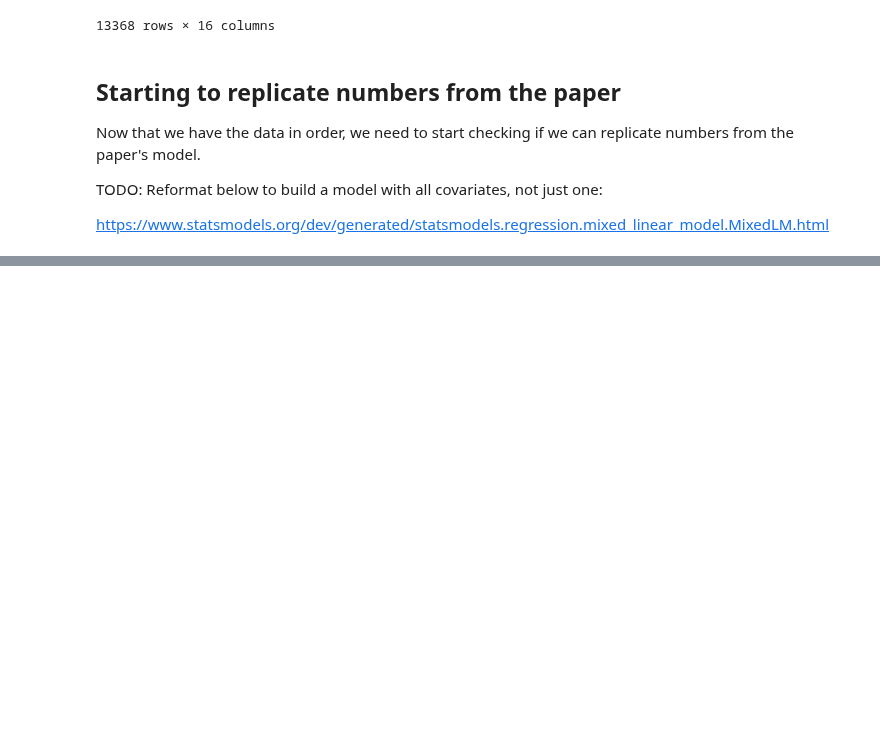
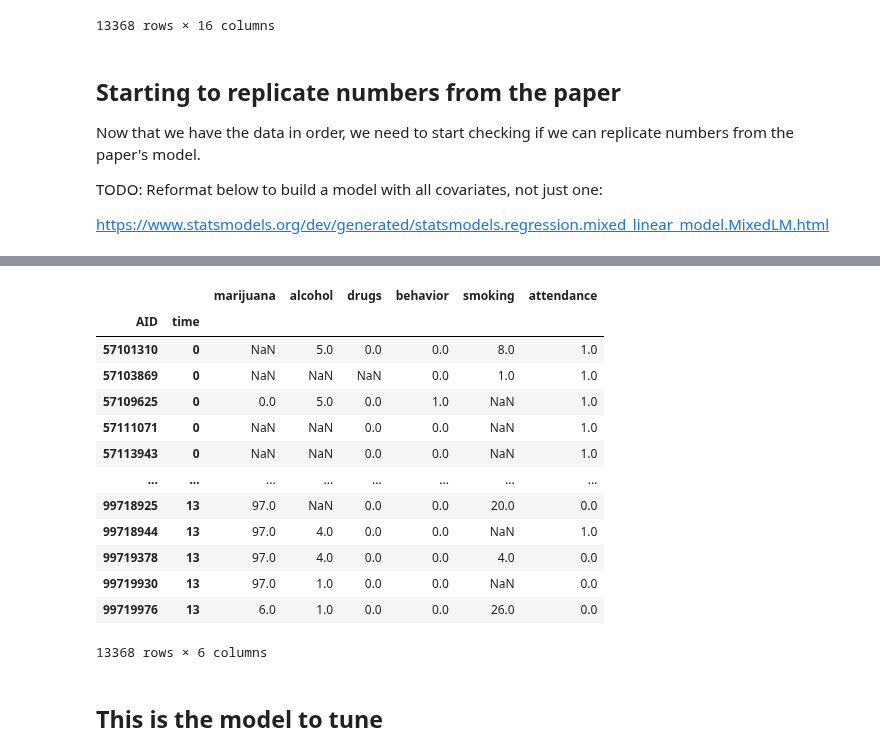
Before and after one commit to DataResponsibly/SynRD, a Jupyter notebook: papers/adzrago22smoking/process.ipynb, the cells around one changed output, grey strips where cells are left out. Drawn from its saved outputs; the diff is of its cells as text; code cells hidden in the pictures; blank space fills up the shorter version.

```diff
--- a/papers/adzrago22smoking/process.ipynb
+++ b/papers/adzrago22smoking/process.ipynb
@@ -313,0 +346,21 @@ Group Var   4.078
+# %%
+entire_set = full_df[['AID','marijuana','alcohol','drugs','behavior','time','smoking','attendance']]
+entire_set = entire_set.set_index(['AID','time'])
+entire_set
+# %% [output]
+|  |  | marijuana | alcohol | drugs | behavior | smoking | attendance |
+| AID | time |  |  |  |  |  |  |
+| 57101310 | 0 | NaN | 5.0 | 0.0 | 0.0 | 8.0 | 1.0 |
+| 57103869 | 0 | NaN | NaN | NaN | 0.0 | 1.0 | 1.0 |
+| 57109625 | 0 | 0.0 | 5.0 | 0.0 | 1.0 | NaN | 1.0 |
+| 57111071 | 0 | NaN | NaN | 0.0 | 0.0 | NaN | 1.0 |
+| 57113943 | 0 | NaN | NaN | 0.0 | 0.0 | NaN | 1.0 |
+| ... | ... | ... | ... | ... | ... | ... | ... |
+| 99718925 | 13 | 97.0 | NaN | 0.0 | 0.0 | 20.0 | 0.0 |
+| 99718944 | 13 | 97.0 | 4.0 | 0.0 | 0.0 | NaN | 1.0 |
+| 99719378 | 13 | 97.0 | 4.0 | 0.0 | 0.0 | 4.0 | 0.0 |
+| 99719930 | 13 | 97.0 | 1.0 | 0.0 | 0.0 | NaN | 0.0 |
+| 99719976 | 13 | 6.0 | 1.0 | 0.0 | 0.0 | 26.0 | 0.0 |
+13368 rows × 6 columns
+# %% [markdown]
+## This is the model to tune
```
Also changed, not shown: parts of 5 cells of this notebook.
